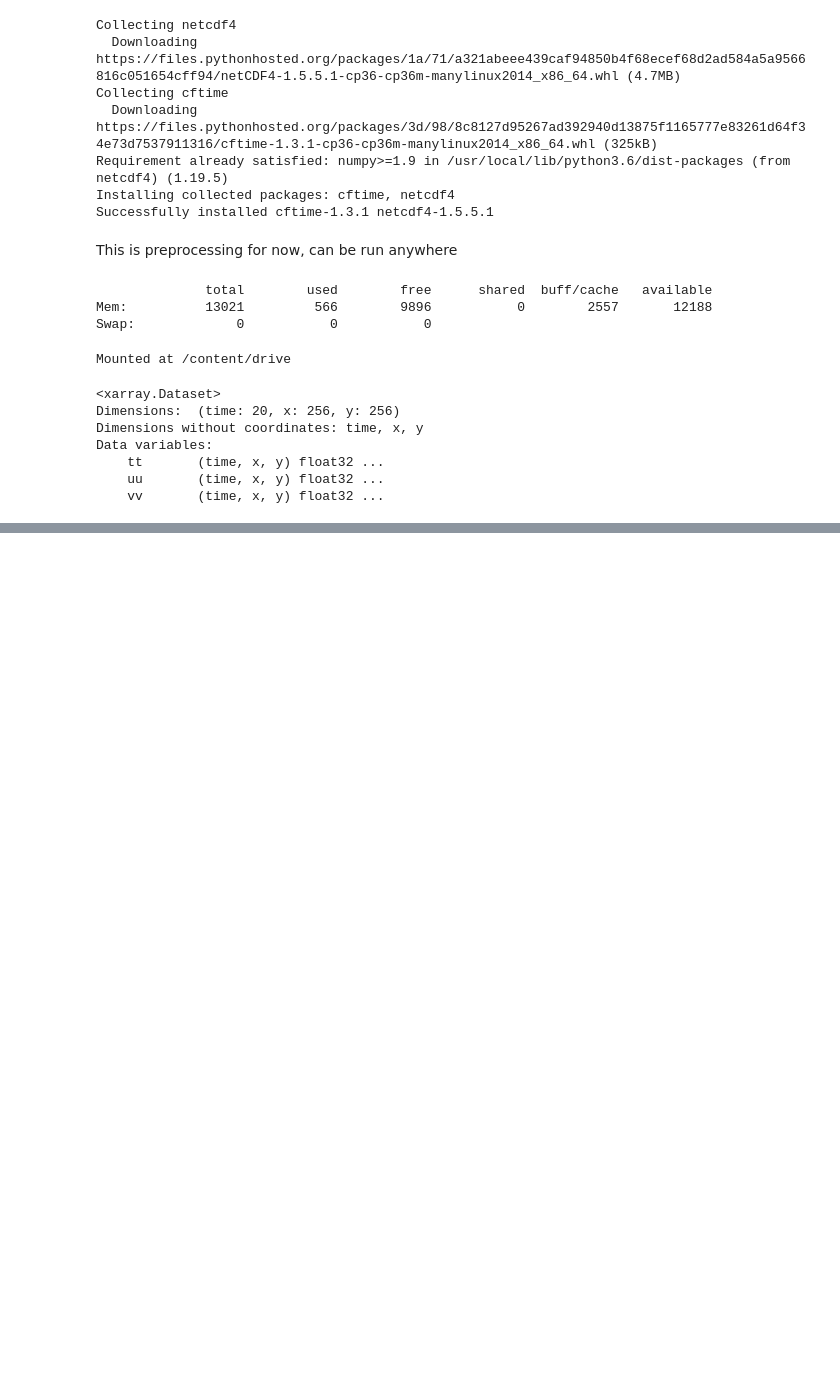
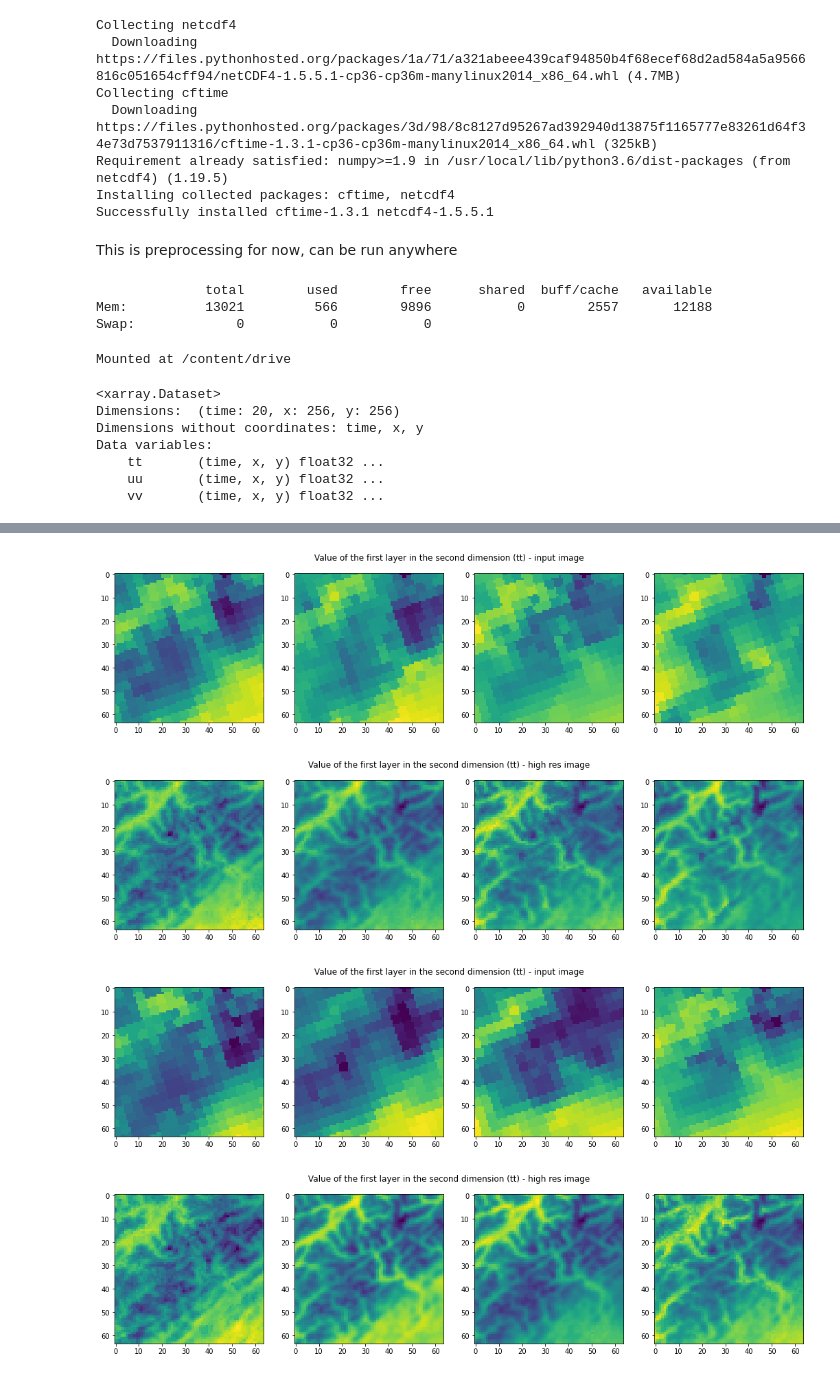
Before and after one commit to AmDeep/AI_LaunchLab_Team3, a Jupyter notebook: Data_preprocessing_LT.ipynb, the cells around one changed output, grey strips where cells are left out. Saved outputs shown, nothing was run; the diff lists cells and outputs as text; code cells hidden in the pictures; blank space fills up the shorter version.

```diff
--- a/Data_preprocessing_LT.ipynb
+++ b/Data_preprocessing_LT.ipynb
@@ -138,0 +147,11 @@ data_y.close()
+# %%
+train_dataset= TensorDataset(cropped_x, cropped_y)
+batch_size=10 # should be 32 with all the data
+train_loader = DataLoader(train_dataset, batch_size=batch_size, shuffle=True)
+for x, y in train_loader:
+  display_images(x, y, num_im=1, label=None )
+# %% [output]
+[figure, added]
+[figure, added]
+[figure, added]
+[figure, added]
```
Also changed, not shown: parts of 4 cells of this notebook.
